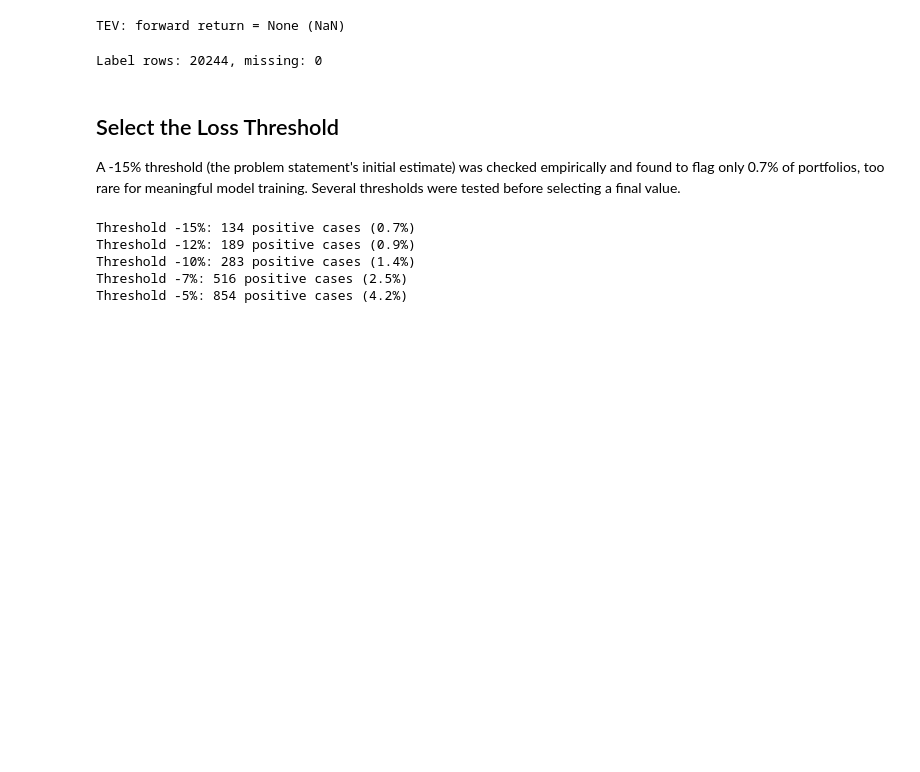
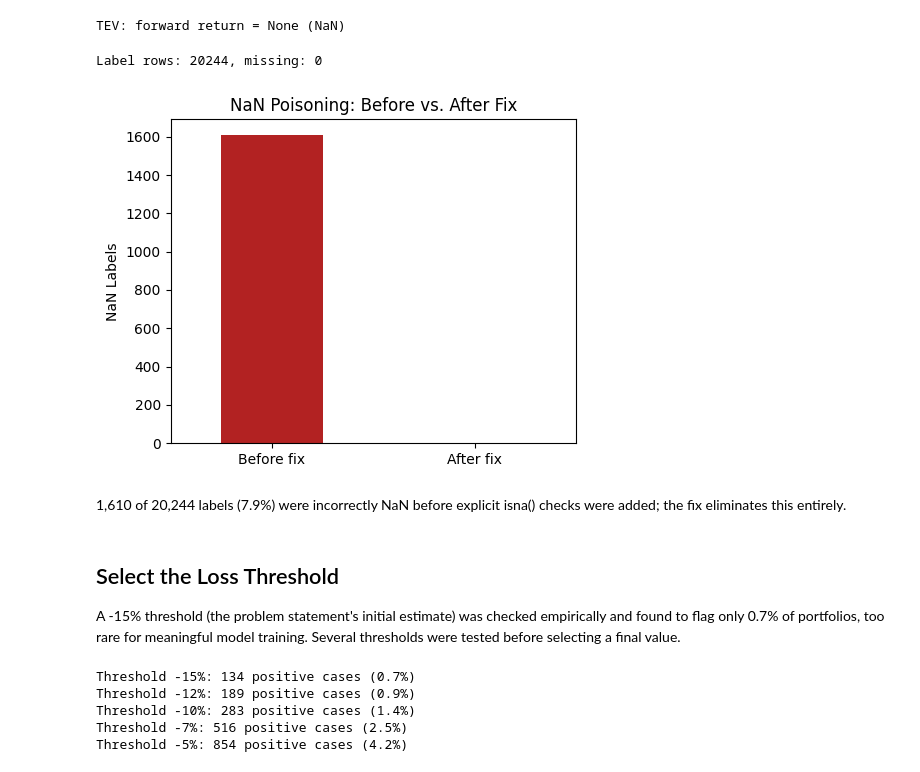
Before and after one commit to GopolangMmutlwaneCaptone/Risk-Concentration-Flagging, a Jupyter notebook: src/features/feature_engineering.ipynb, the cells around one changed output. Drawn from its saved outputs; the diff is of its cells as text; code cells hidden in the pictures; blank space fills up the shorter version.

Commit message:
Add feature engineering visualisations: threshold selection and NaN fix impact

```diff
--- a/src/features/feature_engineering.ipynb
+++ b/src/features/feature_engineering.ipynb
@@ -277,6 +277,19 @@ label_df = pd.DataFrame(label_rows)
 print(f"Label rows: {len(label_df)}, missing: {label_df['weighted_excess_return'].isna().sum()}")
 # %% [output]
 Label rows: 20244, missing: 0
+# %%
+fig, ax = plt.subplots(figsize=(5, 4))
+pd.Series({"Before fix": 1610, "After fix": 0}).plot(kind="bar", ax=ax, color=["firebrick", "steelblue"])
+ax.set_ylabel("NaN Labels")
+ax.set_title("NaN Poisoning: Before vs. After Fix")
+plt.xticks(rotation=0)
+plt.tight_layout()
+plt.savefig(os.path.join(PROCESSED_DATA_DIR, "..", "..", "reports", "nan_fix_impact.png"), dpi=100)
+plt.show()
+# %% [output]
+[figure, added]
+# %% [markdown]
+1,610 of 20,244 labels (7.9%) were incorrectly NaN before explicit isna() checks were added; the fix eliminates this entirely.
 # %% [markdown]
 ## Select the Loss Threshold
 
```
Also changed, not shown: parts of 2 cells of this notebook.
